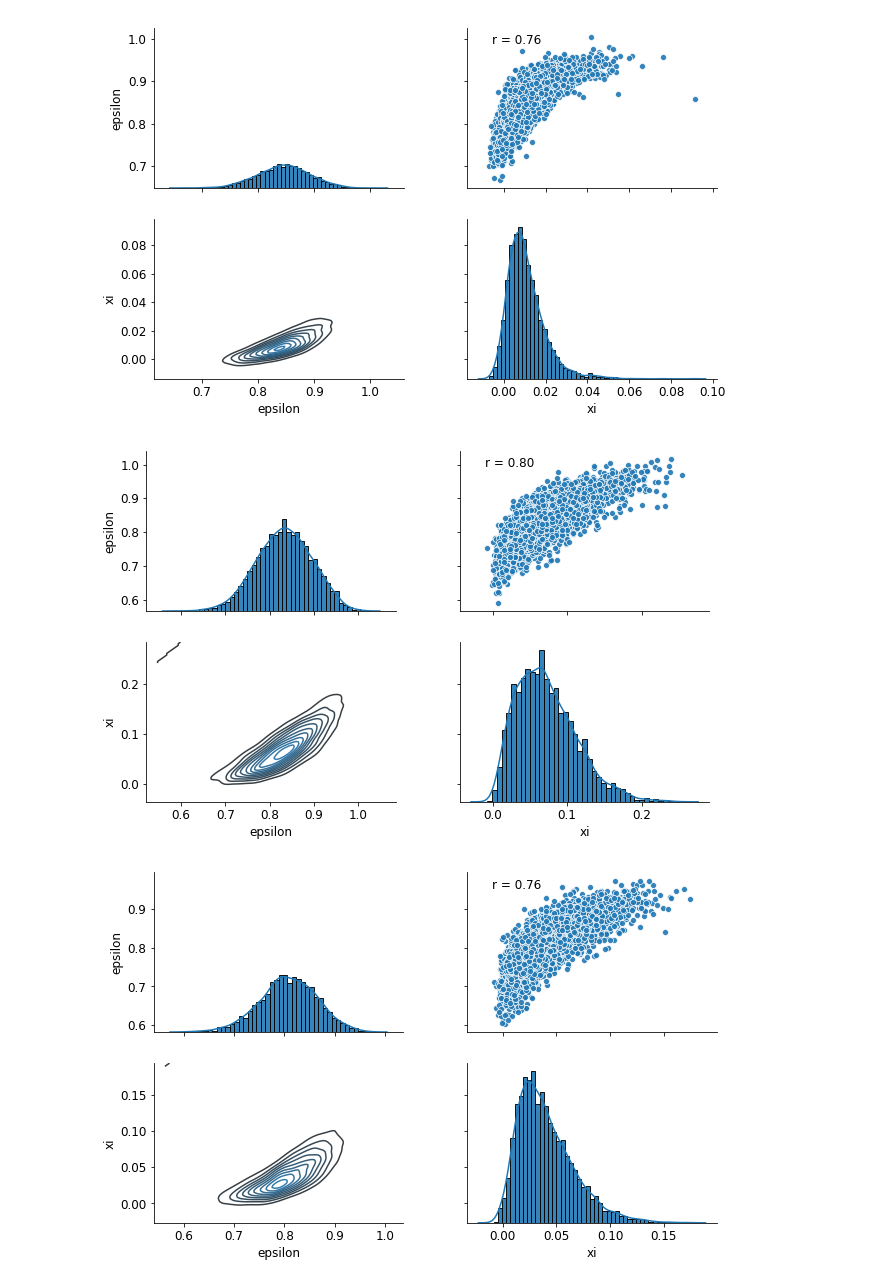
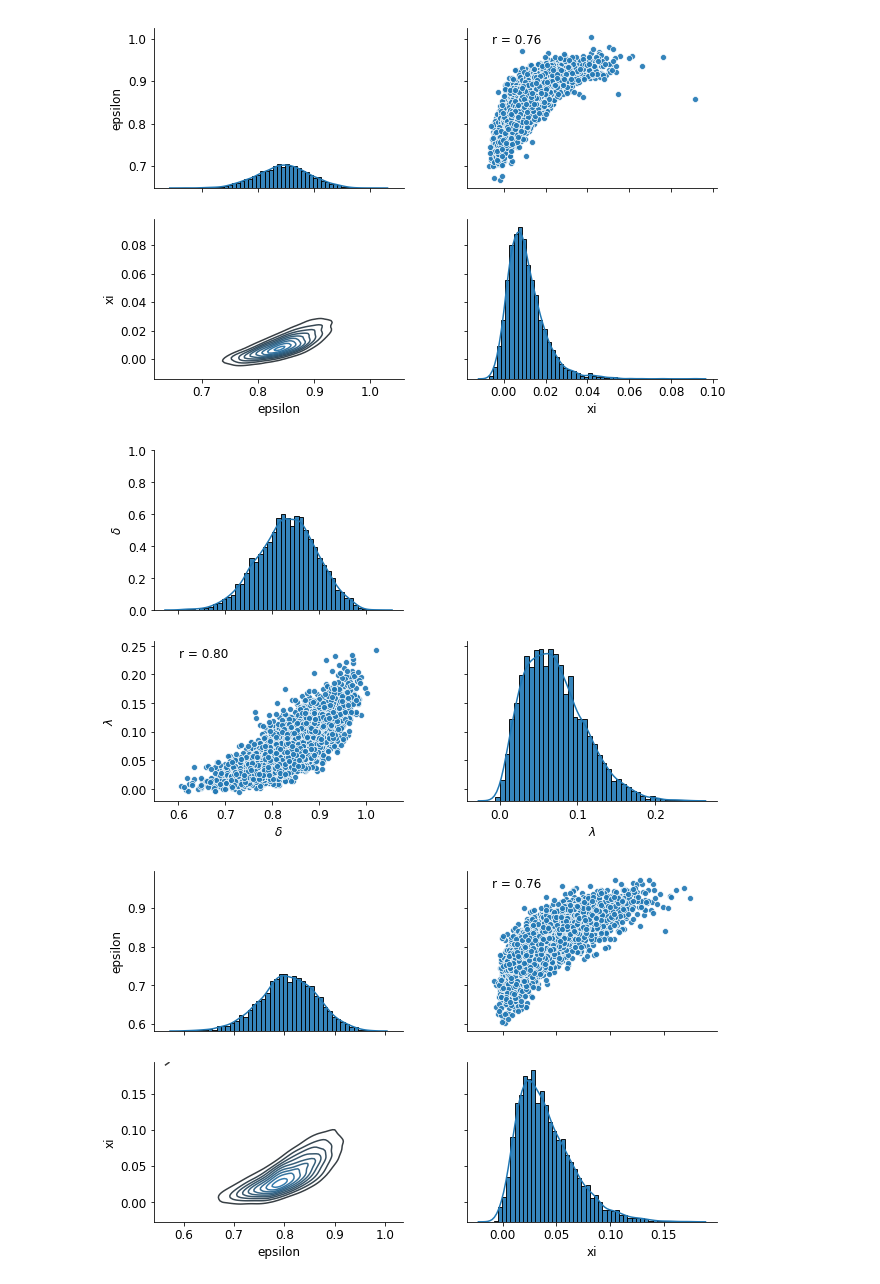
Before and after one commit to stefanradev93/DBN, a Jupyter notebook: WCST_INN_Final.ipynb, the cells around one changed output. Cells and saved outputs as stored; diff of their text form; code cells hidden in the pictures.

```diff
--- a/WCST_INN_Final.ipynb
+++ b/WCST_INN_Final.ipynb
@@ -114,8 +116,8 @@ def MatchingMatrix(n_trials, ambiguity):
     M = np.array([np.random.choice([1,2,3,4],3,replace=ambiguity) for _ in range(n_trials)])
     return M
 
-def forward_model(params, n_obs=None, vartheta_par=.99, max_trials=128,
-                  rescale=False, ambiguity=True, lambda_par=.99, **args):
+def forward_model(params, n_obs=None, vartheta_par=.99, M=None, max_trials=128,
+                  ambiguity=True, lambda_par=.99, **args):
     """
     Runs the forward model ones, i.e., generates a sample from p(x|theta).
     ----------
@@ -131,12 +133,9 @@ def forward_model(params, n_obs=None, vartheta_par=.99, max_trials=128,
 
     epsilon_par, xi_par = params
 
-    # Rescale epsilon
-    if rescale:
-        epsilon_par = np.tanh(2 * epsilon_par)
-
     # Initialize Vectors #
-    M = MatchingMatrix(max_trials, ambiguity)
+    if M is None:
+        M = MatchingMatrix(max_trials, ambiguity)
 
     target_rule = np.zeros(max_trials, dtype=int) # Initialize the vector of correct rules
     correct_stimulus_card = np.zeros(max_trials, dtype=int) # Initialize the vector of correct stimulus cards
@@ -544,6 +615,33 @@ f.tight_layout()
 f.savefig("figures/wcst_estimates.png", dpi=600)
 # %% [markdown]
 ## Joint plots per participant
+# %%
+def corrfunc(x, y, **kws):
+    r, _ = stats.pearsonr(x, y)
+    ax = plt.gca()
+    ax.annotate("r = {:.2f}".format(r),
+                xy=(.1, .9), xycoords=ax.transAxes)
+
+def plot_joint(samples, param_names, filename=None, figsize=(10, 6)):
+    """
+    Plots joint recovery plots on the full test sample.
+    """
+
+
+    all_params = pd.DataFrame(samples, columns=param_names)
+
+    g = sns.PairGrid(all_params)
+    g.map_lower(sns.scatterplot, alpha=0.9)
+    g.map_lower(corrfunc)
+#     g.map_lower(sns.kdeplot, alpha=0.9)
+    g.map_diag(sns.distplot, hist=True, hist_kws=dict(edgecolor="k", linewidth=1, alpha=0.9))
+    g.fig.set_figwidth(figsize[0])
+    g.fig.set_figheight(figsize[1])
+
+    g.axes[0, 1].set_visible(False)
+
+    if filename is not None:
+        g.savefig('figures/wcst_joint_{}.png'.format(filename), dpi=600)
 # %%
 plot_joint(theta_hat[:, 0, :], param_names)
 # %% [output]
@@ -565,9 +663,9 @@ plot_joint(theta_hat[:, 5, :], param_names)
 # %% [output]
 [figure]
 # %%
-plot_joint(theta_hat[:, 6, :], param_names)
+plot_joint(theta_hat[:, 6, :], param_names_l, 'subject7')
 # %% [output]
-[figure, old version]
+[figure, new version]
 # %%
 plot_joint(theta_hat[:, 7, :], param_names)
 # %% [output]
```
Also changed, not shown: parts of 11 cells of this notebook, 6 other files.
